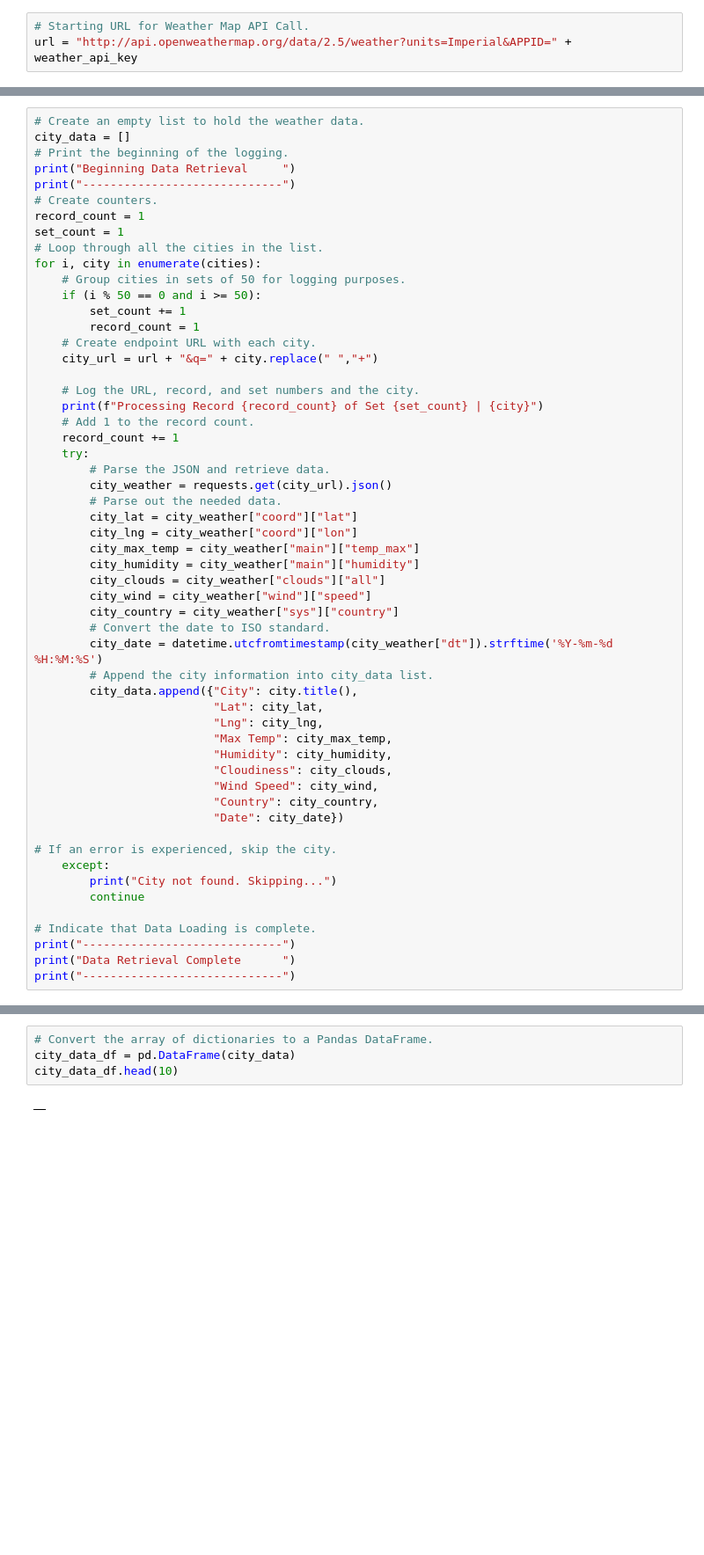
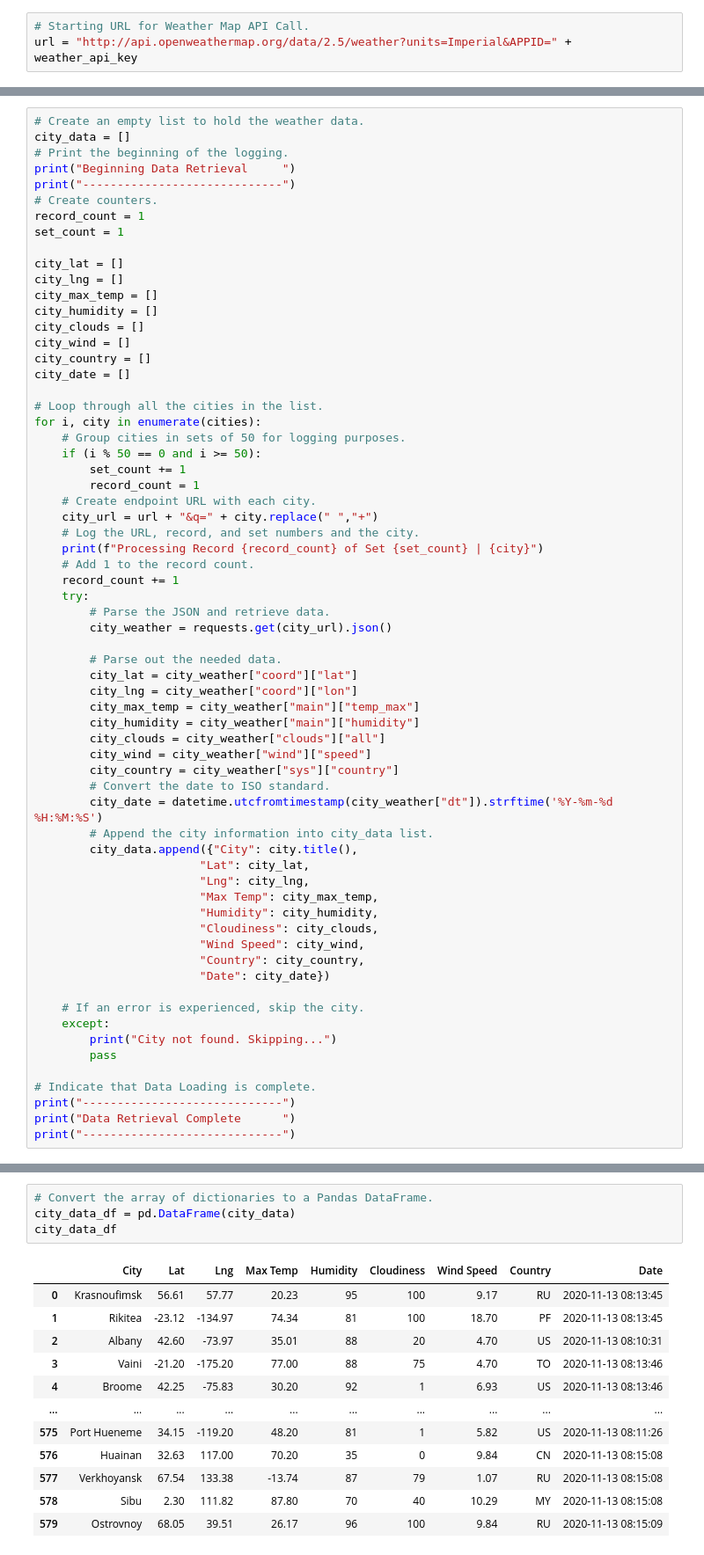
Before and after one commit to zanelouis/World_Weather_Analysis, a Jupyter notebook: WeatherPy.ipynb, the cells around one changed output, grey strips where cells are left out. Shown: that part at 88% size. Drawn from its saved outputs; the diff is of its cells as text; blank space fills up the shorter version.

```diff
--- a/WeatherPy.ipynb
+++ b/WeatherPy.ipynb
@@ -48,6 +45,16 @@ print("-----------------------------")
 # Create counters.
 record_count = 1
 set_count = 1
+
+city_lat = []
+city_lng = []
+city_max_temp = []
+city_humidity = []
+city_clouds = []
+city_wind = []
+city_country = []
+city_date = []
+
 # Loop through all the cities in the list.
 for i, city in enumerate(cities):
     # Group cities in sets of 50 for logging purposes.
@@ -56,7 +63,6 @@ for i, city in enumerate(cities):
         record_count = 1
     # Create endpoint URL with each city.
     city_url = url + "&q=" + city.replace(" ","+")
-
     # Log the URL, record, and set numbers and the city.
     print(f"Processing Record {record_count} of Set {set_count} | {city}")
     # Add 1 to the record count.
@@ -64,6 +70,7 @@ for i, city in enumerate(cities):
     try:
         # Parse the JSON and retrieve data.
         city_weather = requests.get(city_url).json()
+
         # Parse out the needed data.
         city_lat = city_weather["coord"]["lat"]
         city_lng = city_weather["coord"]["lon"]
@@ -76,19 +83,19 @@ for i, city in enumerate(cities):
         city_date = datetime.utcfromtimestamp(city_weather["dt"]).strftime('%Y-%m-%d %H:%M:%S')
         # Append the city information into city_data list.
         city_data.append({"City": city.title(),
-                          "Lat": city_lat,
-                          "Lng": city_lng,
-                          "Max Temp": city_max_temp,
-                          "Humidity": city_humidity,
-                          "Cloudiness": city_clouds,
-                          "Wind Speed": city_wind,
-                          "Country": city_country,
-                          "Date": city_date})
+                        "Lat": city_lat,
+                        "Lng": city_lng,
+                        "Max Temp": city_max_temp,
+                        "Humidity": city_humidity,
+                        "Cloudiness": city_clouds,
+                        "Wind Speed": city_wind,
+                        "Country": city_country,
+                        "Date": city_date})
 
-# If an error is experienced, skip the city.
+    # If an error is experienced, skip the city.
     except:
         print("City not found. Skipping...")
-        continue
+        pass
 
 # Indicate that Data Loading is complete.
 print("-----------------------------")
@@ -119,6 +126,17 @@ len(cities)
 # %%
 # Convert the array of dictionaries to a Pandas DataFrame.
 city_data_df = pd.DataFrame(city_data)
-city_data_df.head(10)
+city_data_df
 # %% [output]
-|  |
+|  | City | Lat | Lng | Max Temp | Humidity | Cloudiness | Wind Speed | Country | Date |
+| 0 | Krasnoufimsk | 56.61 | 57.77 | 20.23 | 95 | 100 | 9.17 | RU | 2020-11-13 08:13:45 |
+| 1 | Rikitea | -23.12 | -134.97 | 74.34 | 81 | 100 | 18.70 | PF | 2020-11-13 08:13:45 |
+| 2 | Albany | 42.60 | -73.97 | 35.01 | 88 | 20 | 4.70 | US | 2020-11-13 08:10:31 |
+| 3 | Vaini | -21.20 | -175.20 | 77.00 | 88 | 75 | 4.70 | TO | 2020-11-13 08:13:46 |
+| 4 | Broome | 42.25 | -75.83 | 30.20 | 92 | 1 | 6.93 | US | 2020-11-13 08:13:46 |
+| ... | ... | ... | ... | ... | ... | ... | ... | ... | ... |
+| 575 | Port Hueneme | 34.15 | -119.20 | 48.20 | 81 | 1 | 5.82 | US | 2020-11-13 08:11:26 |
+| 576 | Huainan | 32.63 | 117.00 | 70.20 | 35 | 0 | 9.84 | CN | 2020-11-13 08:15:08 |
+| 577 | Verkhoyansk | 67.54 | 133.38 | -13.74 | 87 | 79 | 1.07 | RU | 2020-11-13 08:15:08 |
+| 578 | Sibu | 2.30 | 111.82 | 87.80 | 70 | 40 | 10.29 | MY | 2020-11-13 08:15:08 |
+| 579 | Ostrovnoy | 68.05 | 39.51 | 26.17 | 96 | 100 | 9.84 | RU | 2020-11-13 08:15:09 |
```
Also changed, not shown: parts of 11 cells of this notebook, 4 other files.
